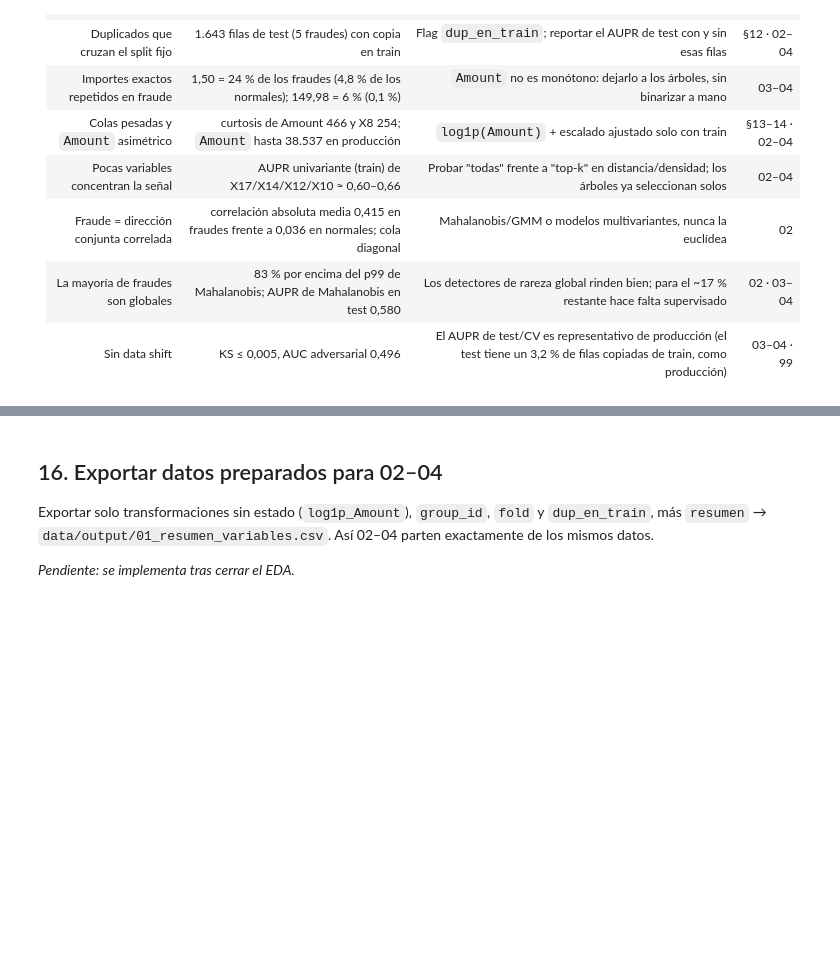
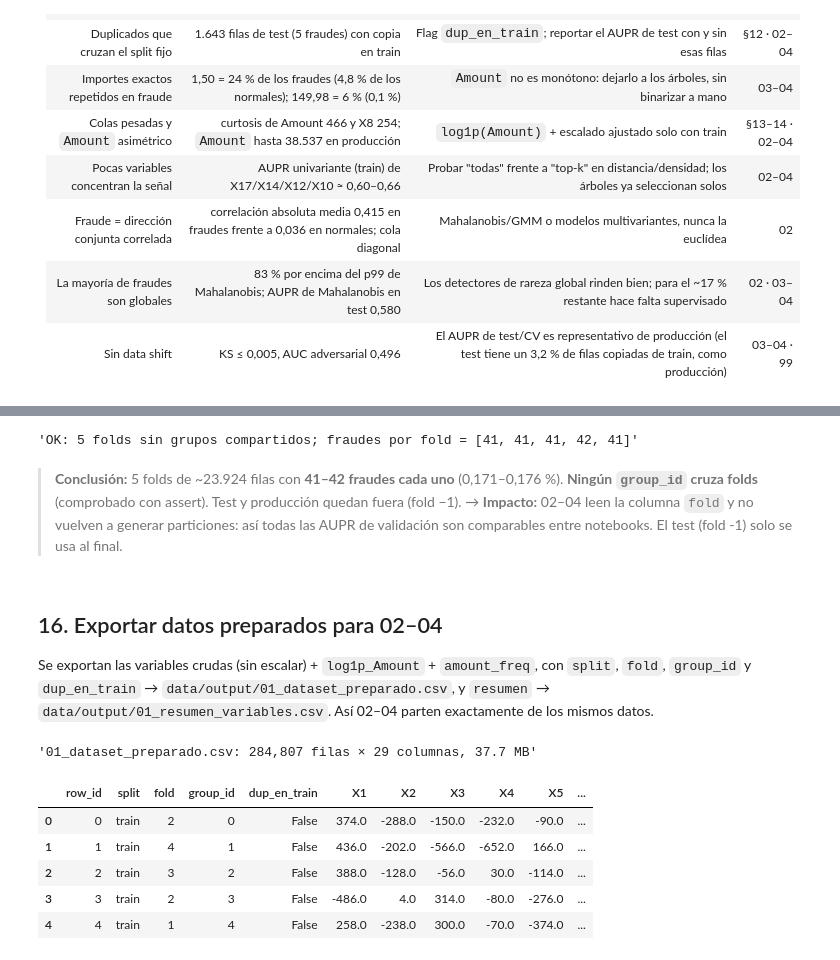
Before and after one commit to Romequinco/fraud-detection-banking, a Jupyter notebook: notebooks/01_EDA_y_preprocesado.ipynb, the cells around one changed output, grey strips where cells are left out. Cells and saved outputs as stored; diff of their text form; code cells hidden in the pictures; blank space fills up the shorter version.

Commit message:
Preprocesado (Parte II): grupos de duplicados, folds sin fuga, features y dataset preparado; celda común v2 en 02-04 y 99

```diff
--- a/notebooks/01_EDA_y_preprocesado.ipynb
+++ b/notebooks/01_EDA_y_preprocesado.ipynb
@@ -484,0 +477,7 @@ Aplicar `log1p(Amount)` y las demás transformaciones que justifique el EDA. Cad
+# %%
+# group_id: mismas X → mismo grupo, en construcción + producción juntas (hashes de §3)
+gid = pd.factorize(np.r_[h_x.values, h_prod.values])[0]
+gid_const = pd.Series(gid[:len(df_const)], index=df_const.index)
+gid_prod = pd.Series(gid[len(df_const):], index=df_prod.index)
+dup_test = en_train                                       # §3: fila de test con copia exacta en train
+dup_prod = pd.Series(h_prod.isin(h_x.loc[df_train.index]).values, index=df_prod.index)
@@ -484,0 +502,5 @@ Aplicar `log1p(Amount)` y las demás transformaciones que justifique el EDA. Cad
+# %%
+# Sin estado: log1p(Amount) y frecuencia del importe exacto en construcción + producción (sin etiquetas)
+freq = pd.concat([df_const.Amount, df_prod.Amount]).value_counts()
+log1p_const, log1p_prod = np.log1p(df_const.Amount), np.log1p(df_prod.Amount)
+af_const, af_prod = df_const.Amount.map(freq).astype(int), df_prod.Amount.map(freq).astype(int)
@@ -496,0 +539,6 @@ El escalador se ajusta **dentro de cada fold** (en un `Pipeline`) con los datos
+# %%
+from sklearn.model_selection import StratifiedGroupKFold
+sgkf = StratifiedGroupKFold(n_splits=5, shuffle=True, random_state=SEED)
+fold = pd.Series(-1, index=df_const.index)               # test (y producción) = -1
+for k, (_, iv) in enumerate(sgkf.split(X_train, y_train, groups=gid_const.loc[df_train.index])):
+    fold.loc[df_train.index[iv]] = k
@@ -497,6 +556,22 @@ El escalador se ajusta **dentro de cada fold** (en un `Pipeline`) con los datos
+# %%
+assert gid_const.loc[df_train.index].groupby(f_tr).nunique().sum() == gid_const.loc[df_train.index].nunique(), "un group_id cruza folds"
+assert (tabla_folds.fraudes > 0).all() and set(f_tr) == set(range(5)), "algún fold sin fraudes"
+assert (fold.loc[df_test.index] == -1).all(), "test debe tener fold -1"
+f"OK: {len(tabla_folds)} folds sin grupos compartidos; fraudes por fold = {tabla_folds.fraudes.tolist()}"
+# %% [output]
+'OK: 5 folds sin grupos compartidos; fraudes por fold = [41, 41, 41, 42, 41]'
+# %% [markdown]
+> **Conclusión:** 5 folds de ~23.924 filas con **41–42 fraudes cada uno** (0,171–0,176 %). **Ningún `group_id` cruza folds** (comprobado con assert). Test y producción quedan fuera (fold −1). → **Impacto:** 02–04 leen la columna `fold` y no vuelven a generar particiones: así todas las AUPR de validación son comparables entre notebooks. El test (fold -1) solo se usa al final.
 # %% [markdown]
 ## 16. Exportar datos preparados para 02–04
 
-Exportar solo transformaciones sin estado (`log1p_Amount`), `group_id`, `fold` y `dup_en_train`, más `resumen` → `data/output/01_resumen_variables.csv`. Así 02–04 parten exactamente de los mismos datos.
-
-*Pendiente: se implementa tras cerrar el EDA.*
+Se exportan las variables crudas (sin escalar) + `log1p_Amount` + `amount_freq`, con `split`, `fold`, `group_id` y `dup_en_train` → `data/output/01_dataset_preparado.csv`, y `resumen` → `data/output/01_resumen_variables.csv`. Así 02–04 parten exactamente de los mismos datos.
+# %%
+COLS = ["row_id", "split", "fold", "group_id", "dup_en_train", *FEATURES, "log1p_Amount", "amount_freq", "Class"]
+es_train, vacio = df_const.index.isin(df_train.index), pd.array([pd.NA] * len(df_prod), dtype="Int64")
+cons = df_const[FEATURES].assign(row_id=np.arange(len(df_const)), split=np.where(es_train, "train", "test"), fold=fold,
+    group_id=gid_const, dup_en_train=dup_test.reindex(df_const.index, fill_value=False),
+    log1p_Amount=log1p_const, amount_freq=af_const, Class=df_const.Class.astype("Int64"))
+prod = df_prod[FEATURES].assign(row_id=np.arange(len(df_prod)), split="prod", fold=-1, group_id=gid_prod,
+    dup_en_train=dup_prod, log1p_Amount=log1p_prod, amount_freq=af_prod, Class=vacio)
+prep = pd.concat([cons[COLS], prod[COLS]], ignore_index=True)
@@ -502,0 +586,14 @@ Exportar solo transformaciones sin estado (`log1p_Amount`), `group_id`, `fold` y
+# %%
+ruta = OUTPUT_DIR / "01_dataset_preparado.csv"
+prep.to_csv(ruta, index=False, float_format="%.12g")   # 12 cifras: error < 1e-11 y < 50 MB
+resumen.to_csv(OUTPUT_DIR / "01_resumen_variables.csv", index_label="variable")
+display(f"{ruta.name}: {prep.shape[0]:,} filas × {prep.shape[1]} columnas, {ruta.stat().st_size / 1e6:.1f} MB")
+prep.head()
+# %% [output]
+'01_dataset_preparado.csv: 284,807 filas × 29 columnas, 37.7 MB'
+|  | row_id | split | fold | group_id | dup_en_train | X1 | X2 | X3 | X4 | X5 | ... |
+| 0 | 0 | train | 2 | 0 | False | 374.0 | -288.0 | -150.0 | -232.0 | -90.0 | ... |
+| 1 | 1 | train | 4 | 1 | False | 436.0 | -202.0 | -566.0 | -652.0 | 166.0 | ... |
+| 2 | 2 | train | 3 | 2 | False | 388.0 | -128.0 | -56.0 | 30.0 | -114.0 | ... |
+| 3 | 3 | train | 2 | 3 | False | -486.0 | 4.0 | 314.0 | -80.0 | -276.0 | ... |
+| 4 | 4 | train | 1 | 4 | False | 258.0 | -238.0 | 300.0 | -70.0 | -374.0 | ... |
```
Also changed, not shown: parts of 16 cells of this notebook, 8 other files.
